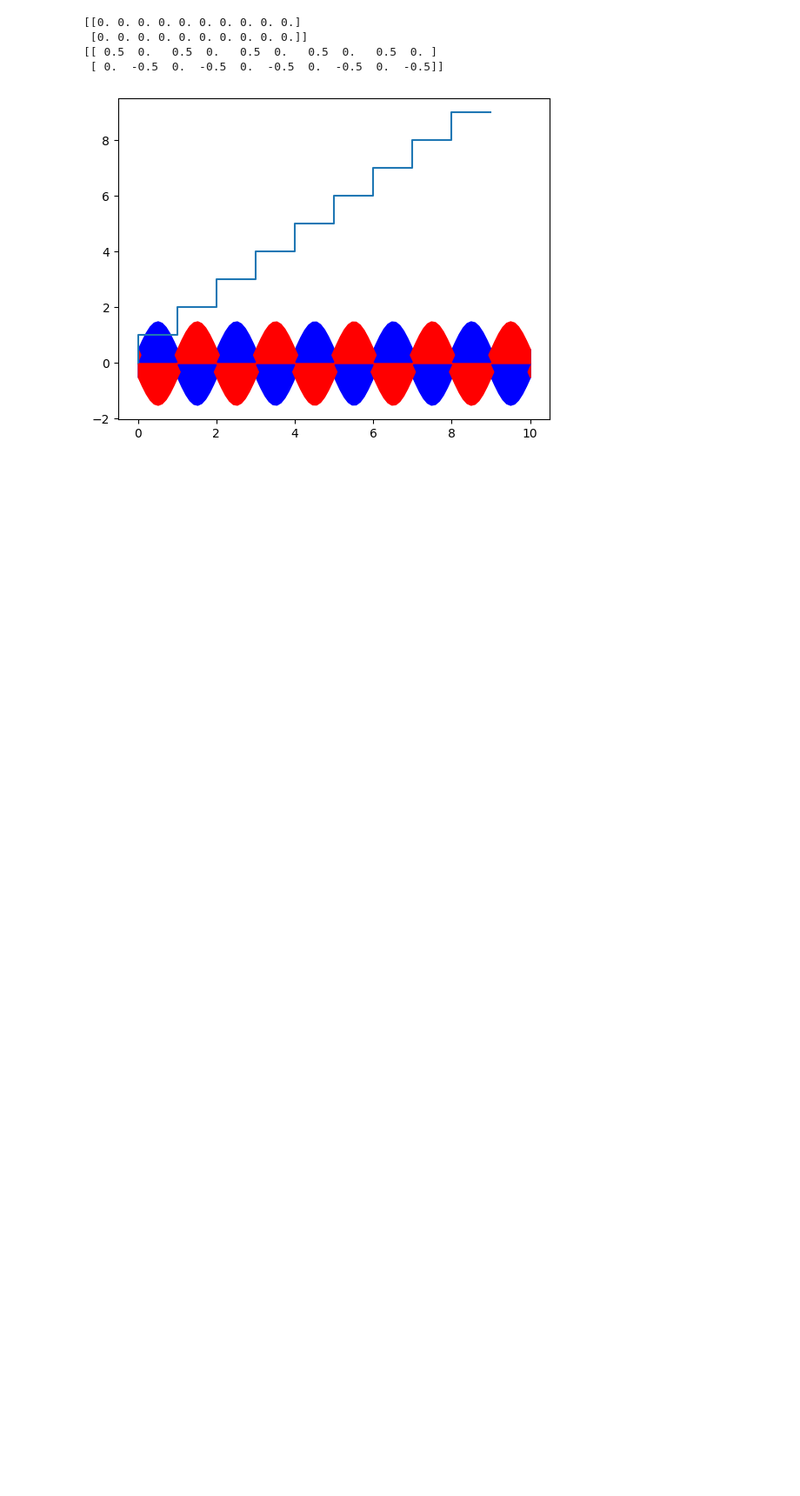
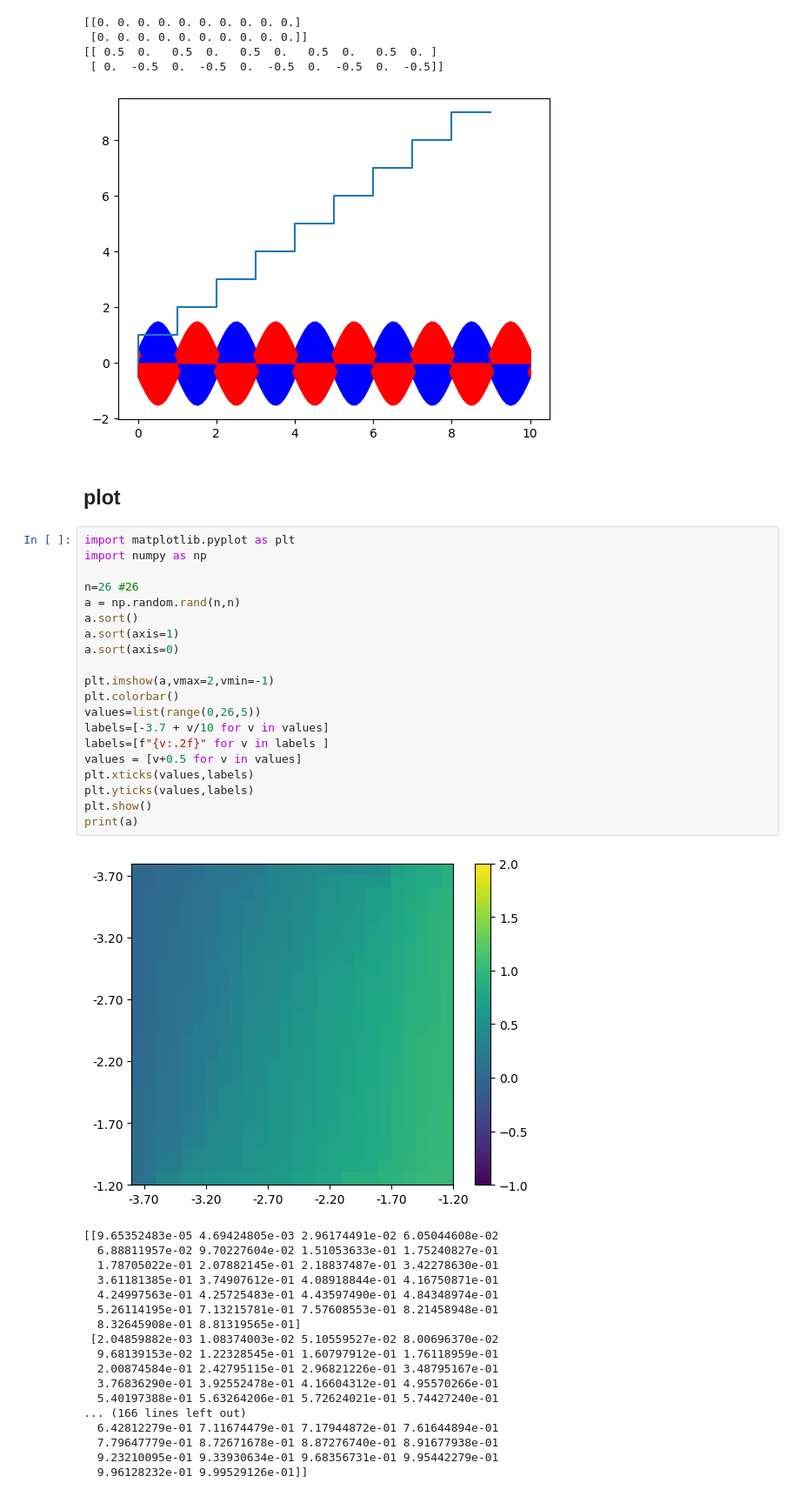
Before and after one commit to cabenav/ACSE-universal-ansatze, a Jupyter notebook: paper-plotting.ipynb, the cells around one changed output. Shown at 87% size. Cells and saved outputs as stored; diff of their text form; blank space fills up the shorter version.

```diff
--- a/paper-plotting.ipynb
+++ b/paper-plotting.ipynb
@@ -2395,3 +2422,44 @@ print(A)
 [[ 0.5  0.   0.5  0.   0.5  0.   0.5  0.   0.5  0. ]
  [ 0.  -0.5  0.  -0.5  0.  -0.5  0.  -0.5  0.  -0.5]]
 [figure]
+# %% [markdown]
+## plot
+# %%
+import matplotlib.pyplot as plt
+import numpy as np
+
+n=26 #26
+a = np.random.rand(n,n)
+a.sort()
+a.sort(axis=1)
+a.sort(axis=0)
+
+plt.imshow(a,vmax=2,vmin=-1)
+plt.colorbar()
+values=list(range(0,26,5))
+labels=[-3.7 + v/10 for v in values]
+labels=[f"{v:.2f}" for v in labels ]
+values = [v+0.5 for v in values]
+plt.xticks(values,labels)
+plt.yticks(values,labels)
+plt.show()
+print(a)
+# %% [output]
+[figure, added]
+[[9.65352483e-05 4.69424805e-03 2.96174491e-02 6.05044608e-02
+  6.88811957e-02 9.70227604e-02 1.51053633e-01 1.75240827e-01
+  1.78705022e-01 2.07882145e-01 2.18837487e-01 3.42278630e-01
+  3.61181385e-01 3.74907612e-01 4.08918844e-01 4.16750871e-01
+  4.24997563e-01 4.25725483e-01 4.43597490e-01 4.84348974e-01
+  5.26114195e-01 7.13215781e-01 7.57608553e-01 8.21458948e-01
+  8.32645908e-01 8.81319565e-01]
+ [2.04859882e-03 1.08374003e-02 5.10559527e-02 8.00696370e-02
+  9.68139153e-02 1.22328545e-01 1.60797912e-01 1.76118959e-01
+  2.00874584e-01 2.42795115e-01 2.96821226e-01 3.48795167e-01
+  3.76836290e-01 3.92552478e-01 4.16604312e-01 4.95570266e-01
+  5.40197388e-01 5.63264206e-01 5.72624021e-01 5.74427240e-01
+... (166 lines left out)
+  6.42812279e-01 7.11674479e-01 7.17944872e-01 7.61644894e-01
+  7.79647779e-01 8.72671678e-01 8.87276740e-01 8.91677938e-01
+  9.23210095e-01 9.33930634e-01 9.68356731e-01 9.95442279e-01
+  9.96128232e-01 9.99529126e-01]]
```
Also changed, not shown: parts of 3 cells of this notebook, 1 other file.
